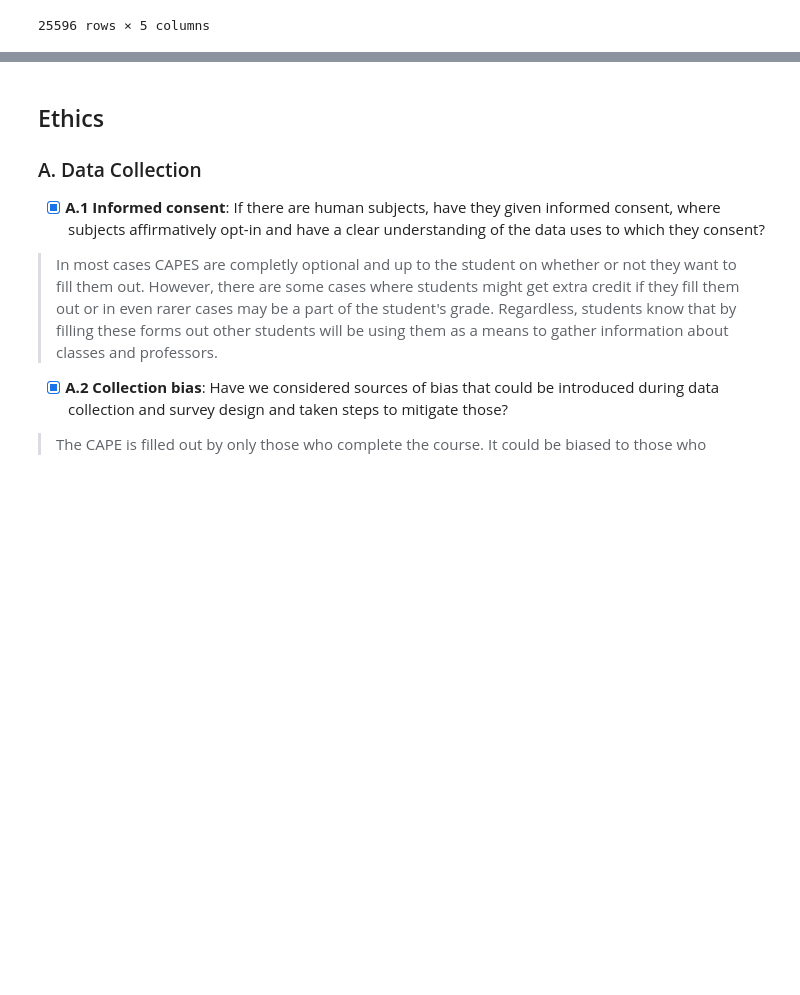
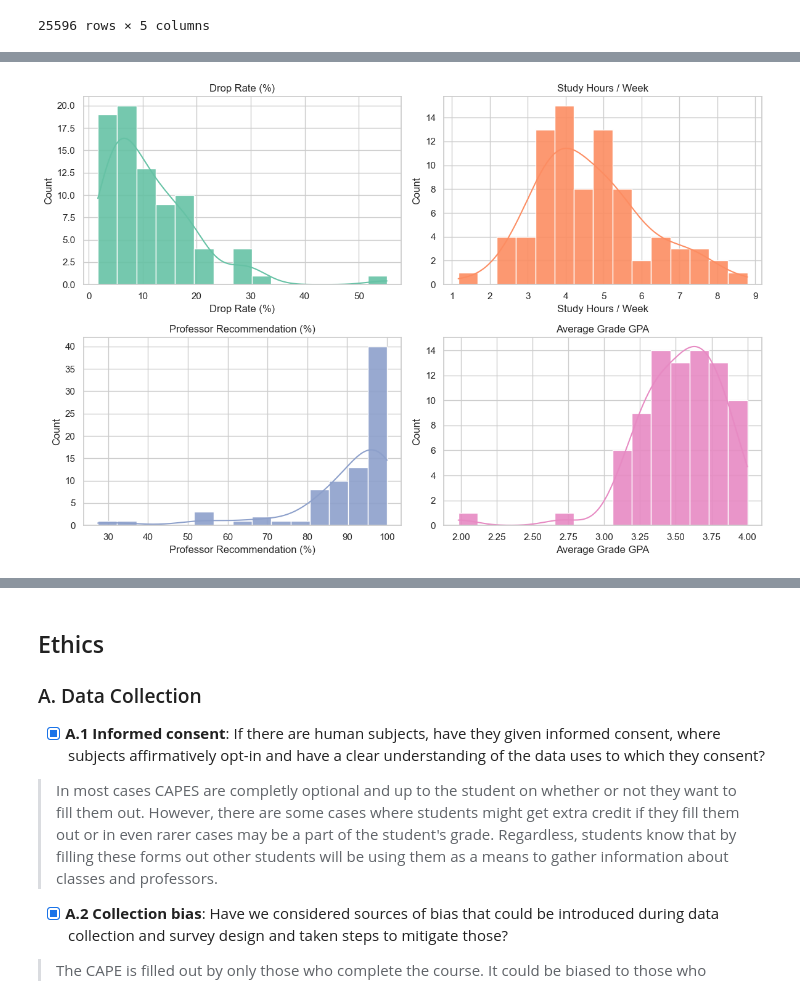
Before and after one commit to kaffa101/Group040_WI26, a Jupyter notebook: 02-EDACheckpoint.ipynb, the cells around one changed output, grey strips where cells are left out. Saved outputs shown, nothing was run; the diff lists cells and outputs as text; code cells hidden in the pictures; blank space fills up the shorter version.

Commit message:
added plots

```diff
--- a/02-EDACheckpoint.ipynb
+++ b/02-EDACheckpoint.ipynb
@@ -315,0 +327,12 @@ Some more words and stuff.  Remember notebooks work best if you interleave the c
+# %%
+import re
+import numpy as np
+import pandas as pd
+import matplotlib.pyplot as plt
+import seaborn as sns
+
+sns.set_theme(style='whitegrid', context='notebook', palette='deep')
+
+# load the processed datasets
+capes = pd.read_csv('data/02-processed/capes_clean.csv')
+enroll = pd.read_csv('data/02-processed/enroll_clean.csv')
@@ -315,0 +444,82 @@ Some more words and stuff.  Remember notebooks work best if you interleave the c
+# %%
+fig, axes = plt.subplots(2, 2, figsize=(12, 8))
+plot_map = [
+    ('drop_rate', 'Drop Rate (%)'),
+    ('study_hours', 'Study Hours / Week'),
+    ('prof_recommend_pct', 'Professor Recommendation (%)'),
+    ('grade_gpa', 'Average Grade GPA')
+]
+hist_colors = sns.color_palette('Set2', 4)
+
+for ax, (col, title), color in zip(axes.flatten(), plot_map, hist_colors):
+    sns.histplot(data=eda_df, x=col, bins=15, kde=True, ax=ax, color=color, edgecolor='white', alpha=0.9)
+    ax.set_title(title)
+    ax.set_xlabel(title)
+    ax.set_ylabel('Count')
+
+plt.tight_layout()
+plt.show()
+
+# Zoom the quarter boxplot so outliers do not squash the boxes
+plt.figure(figsize=(8, 4))
+quarter_order = sorted(eda_df['quarter'].dropna().unique())
+q1, q3 = eda_df['drop_rate'].quantile([0.25, 0.75])
+iqr = q3 - q1
+upper_fence = q3 + 1.5 * iqr
+visible_df = eda_df[eda_df['drop_rate'] <= upper_fence].copy()
+outlier_count = int((eda_df['drop_rate'] > upper_fence).sum())
+
+sns.boxplot(
+    data=visible_df,
+    x='quarter',
+    y='drop_rate',
+    hue='quarter',
+    order=quarter_order,
+    palette='Set1',
+    legend=False,
+    showfliers=False
+)
+sns.stripplot(
+    data=visible_df,
+    x='quarter',
+    y='drop_rate',
+    order=quarter_order,
+    color='black',
+    alpha=0.35,
+    size=3
+)
+
+plt.title(f'Drop Rate Distribution by Quarter (outliers hidden: {outlier_count})')
+plt.xlabel('Quarter')
+plt.ylabel('Drop Rate (%)')
+plt.tight_layout()
+plt.show()
+
+# Full-range version (includes all points/outliers)
+plt.figure(figsize=(8, 4))
+sns.boxplot(
+    data=eda_df,
+    x='quarter',
+    y='drop_rate',
+    hue='quarter',
+    order=quarter_order,
+    palette='Set1',
+    legend=False,
+    showfliers=True
+)
+sns.stripplot(
+    data=eda_df,
+    x='quarter',
+    y='drop_rate',
+    order=quarter_order,
+    color='black',
+    alpha=0.25,
+    size=3
+)
+plt.title('Drop Rate Distribution by Quarter (full range)')
+plt.xlabel('Quarter')
+plt.ylabel('Drop Rate (%)')
+plt.tight_layout()
+plt.show()
+# %% [output]
+[figure, added]
```
Also changed, not shown: parts of 27 cells of this notebook, 2 other files.
